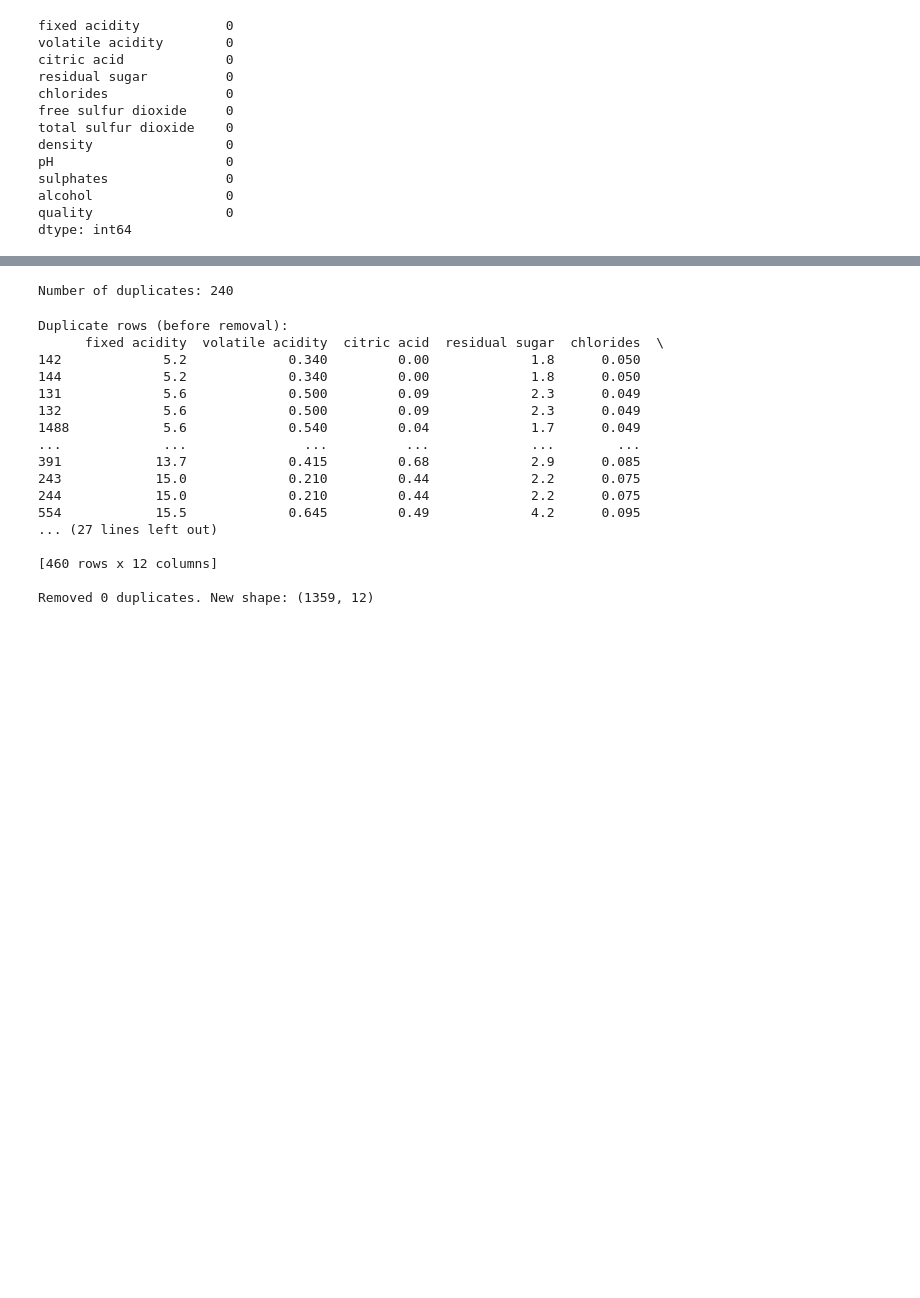
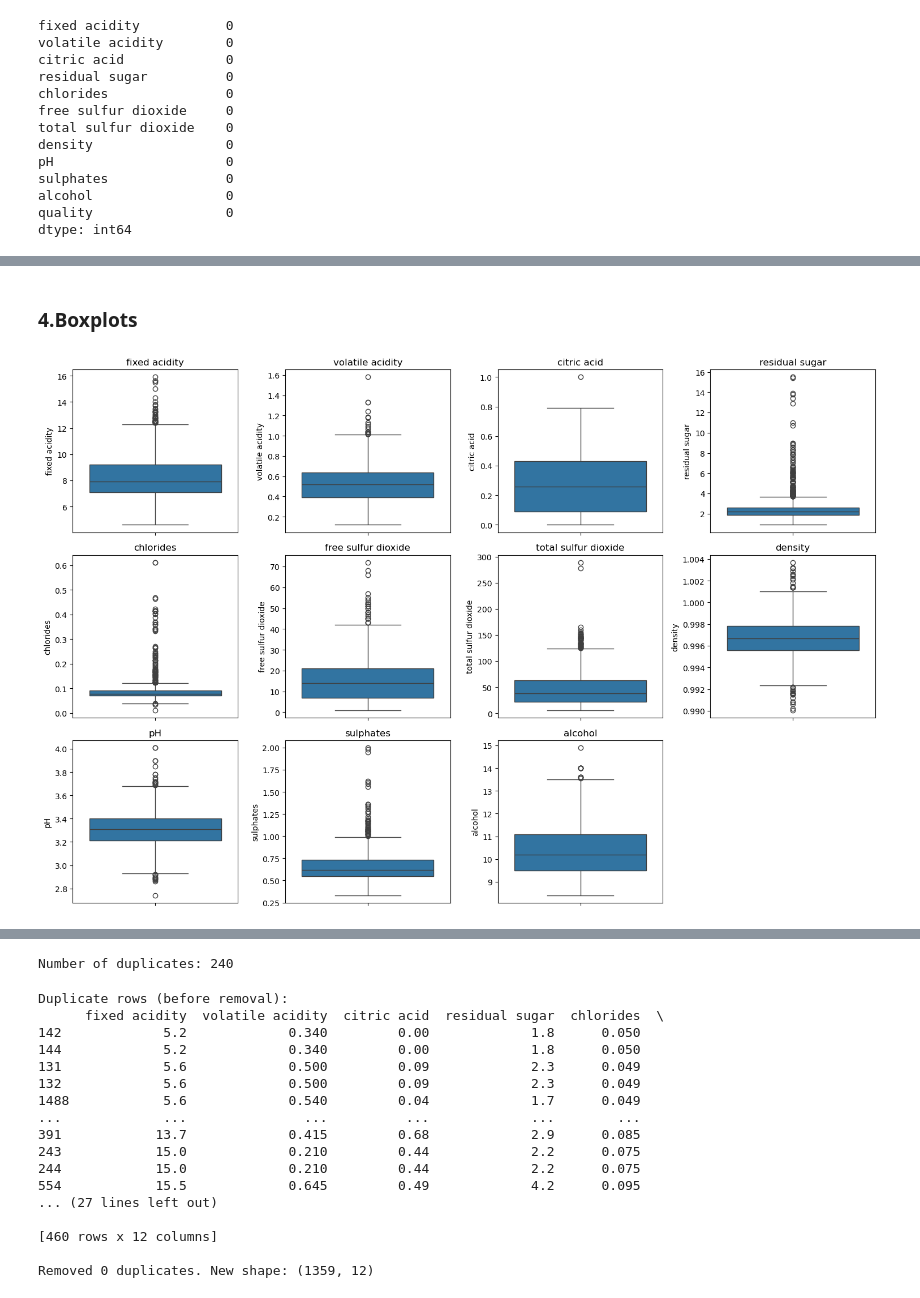
Before and after one commit to SherinDZerogithub/ML-Wine-Predicting-Model-CS1, a Jupyter notebook: wine_quality_predicting_model/notebooks/FC211038_KavindiHewawasam/svm.ipynb, the cells around one changed output, grey strips where cells are left out. Cells and saved outputs as stored; diff of their text form; code cells hidden in the pictures; blank space fills up the shorter version.

```diff
--- a/wine_quality_predicting_model/notebooks/FC211038_KavindiHewawasam/svm.ipynb
+++ b/wine_quality_predicting_model/notebooks/FC211038_KavindiHewawasam/svm.ipynb
@@ -34,0 +135,12 @@ dtype: int64
+# %% [markdown]
+### 4.Boxplots
+# %%
+plt.figure(figsize=(15, 10))
+for i, col in enumerate(df.columns[:-1], 1):  # exclude 'quality'
+    plt.subplot(3, 4, i)
+    sns.boxplot(y=df[col])
+    plt.title(col)
+plt.tight_layout()
+plt.show()
+# %% [output]
+[figure, added]
```
Also changed, not shown: parts of 22 cells of this notebook.
